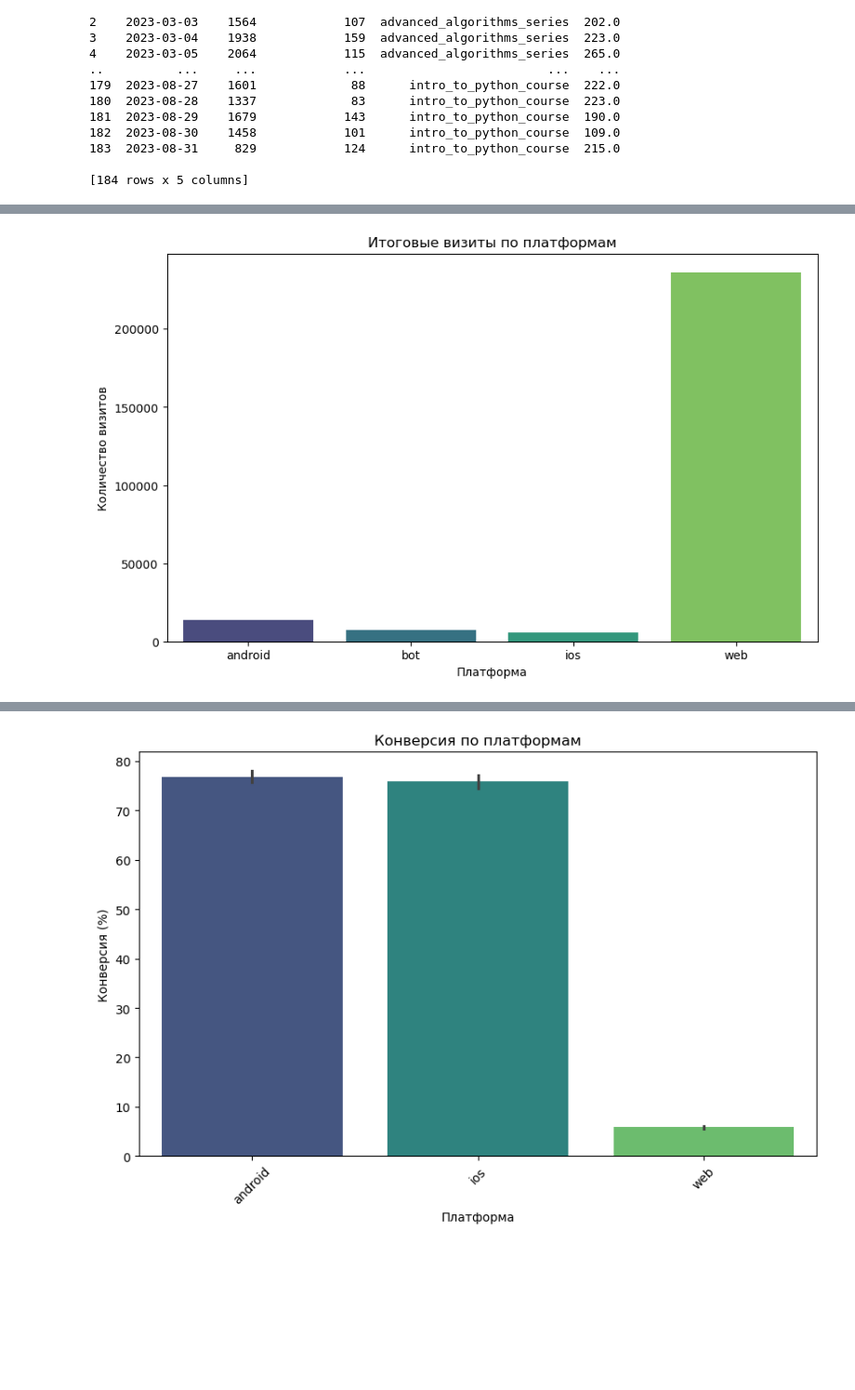
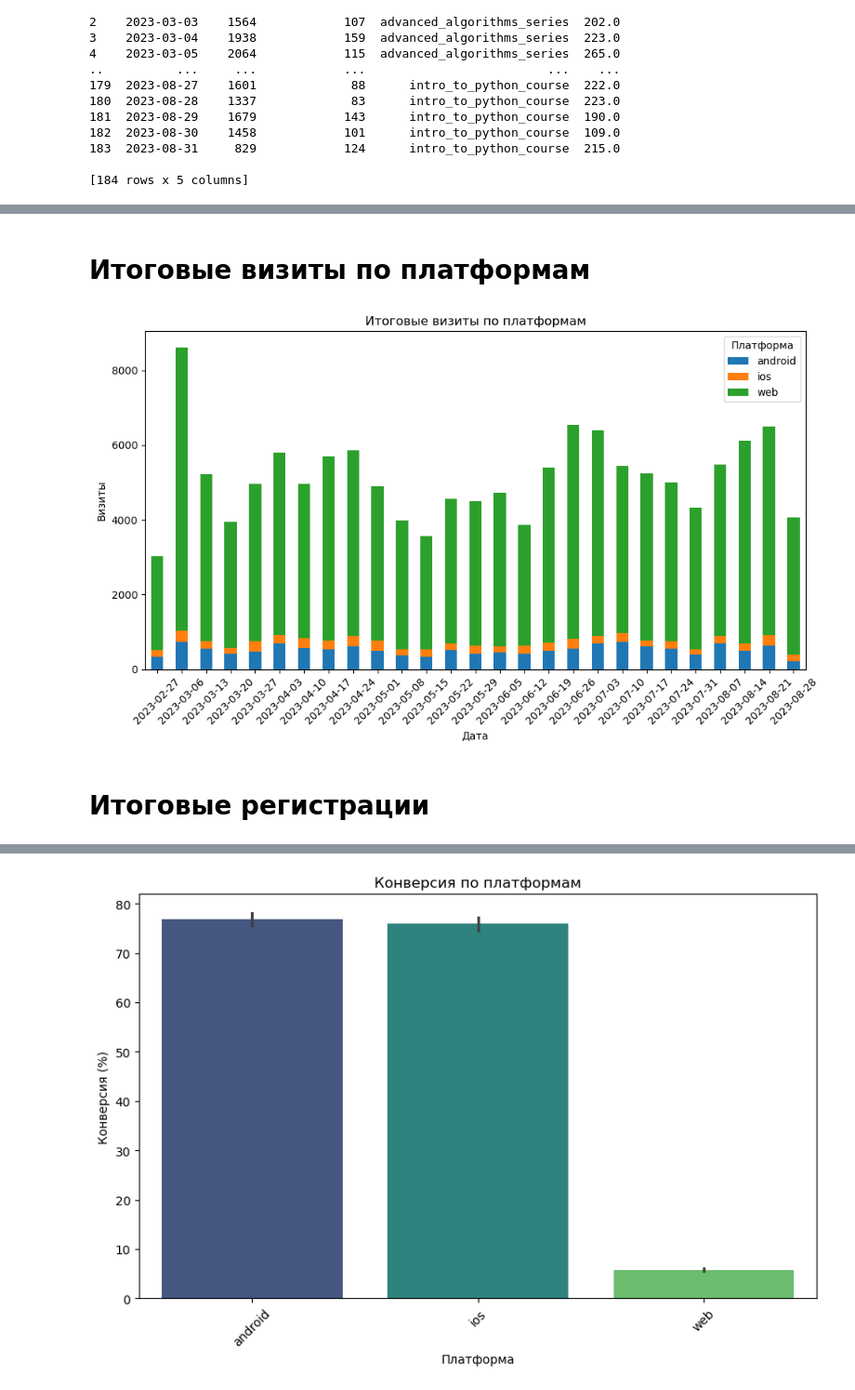
Before and after one commit to Vazlevski/data-analytics-project-100, a Jupyter notebook: charts_project.ipynb, the cells around one changed output, grey strips where cells are left out. Shown at 93% size. Saved outputs shown, nothing was run; the diff lists cells and outputs as text; code cells hidden in the pictures; blank space fills up the shorter version.

```diff
--- a/charts_project.ipynb
+++ b/charts_project.ipynb
@@ -257,0 +260,9 @@ charts_dir.mkdir(parents=True, exist_ok=True)
+# %%
+chart_df = pd.merge(visits_grouped, registrations_grouped, on='date_group', how='outer')
+chart_df = pd.merge(merged_df, ads_grouped, on='date_group', how='left')
+chart_df['visits'] = chart_df['visits'].fillna(0).astype(int)
+chart_df['registrations'] = chart_df['registrations'].fillna(0).astype(int)
+chart_df['cost'] = chart_df['cost'].fillna(0)
+chart_df['utm_campaign'] = chart_df['utm_campaign'].fillna("none")
+chart_df = chart_df.sort_values(by='date_group')
+print(chart_df)
@@ -257,0 +287,13 @@ charts_dir.mkdir(parents=True, exist_ok=True)
+# %%
+def weekly_data(df):
+    train_week = df.copy()
+    train_week['date_week'] = pd.to_datetime(train_week['date_group'])
+    train_week['date_week'] = train_week['date_week'].dt.to_period('W').dt.start_time.dt.date
+    conversion_week_platform = train_week.groupby(['date_week', 'platform']).sum(['visits', 'registrations']).reset_index()
+    conversion_week = train_week.groupby(['date_week']).sum(['visits', 'registrations']).reset_index()
+    conversion_week_platform['conversion'] = (conversion_week_platform['registrations'] /conversion_week_platform['visits']) * 100
+    conversion_week['conversion'] = (conversion_week['registrations'] / conversion_week['visits']) * 100
+    return conversion_week, conversion_week_platform
+
+conversion_week, conversion_week_platform = weekly_data(chart_df)
+print(weekly_data(chart_df))
@@ -258,13 +354,21 @@ charts_dir.mkdir(parents=True, exist_ok=True)
+# %% [markdown]
+# Итоговые визиты по платформам
 # %%
-# Итоговые визиты
+def total_registrations_platform(df):
+    fig, ax = plt.subplots(figsize=(10,6))
+    cnv_ads_pvt1 = df.pivot_table(index='date_week', columns='platform', values='visits')
+    cnv_ads_pvt1.plot(kind='bar', stacked=True, ax=ax)
+    plt.title('Итоговые визиты по платформам')
+    ax.legend(title='Платформа')
+    plt.xticks(rotation=45)
+    plt.xlabel('Дата')
+    plt.ylabel('Визиты')
+    plt.tight_layout()
+    plt.savefig('./charts/total_visits_platform.png')
+    plt.show()
 
-total_visits = visits_df.groupby('platform').size().reset_index(name='visits')
-plt.figure(figsize=(10, 6))
-sns.barplot(data=total_visits, x='platform', y='visits', hue='platform', palette='viridis')
-plt.title('Итоговые визиты по платформам')
-plt.xlabel('Платформа')
-plt.ylabel('Количество визитов')
-plt.savefig('./charts/total_visits.png')
-plt.show()
+total_registrations_platform(conversion_week_platform)
 # %% [output]
-[figure, old version]
+[figure, new version]
+# %% [markdown]
+# Итоговые регистрации
```
Also changed, not shown: parts of 26 cells of this notebook, 13 other files.
